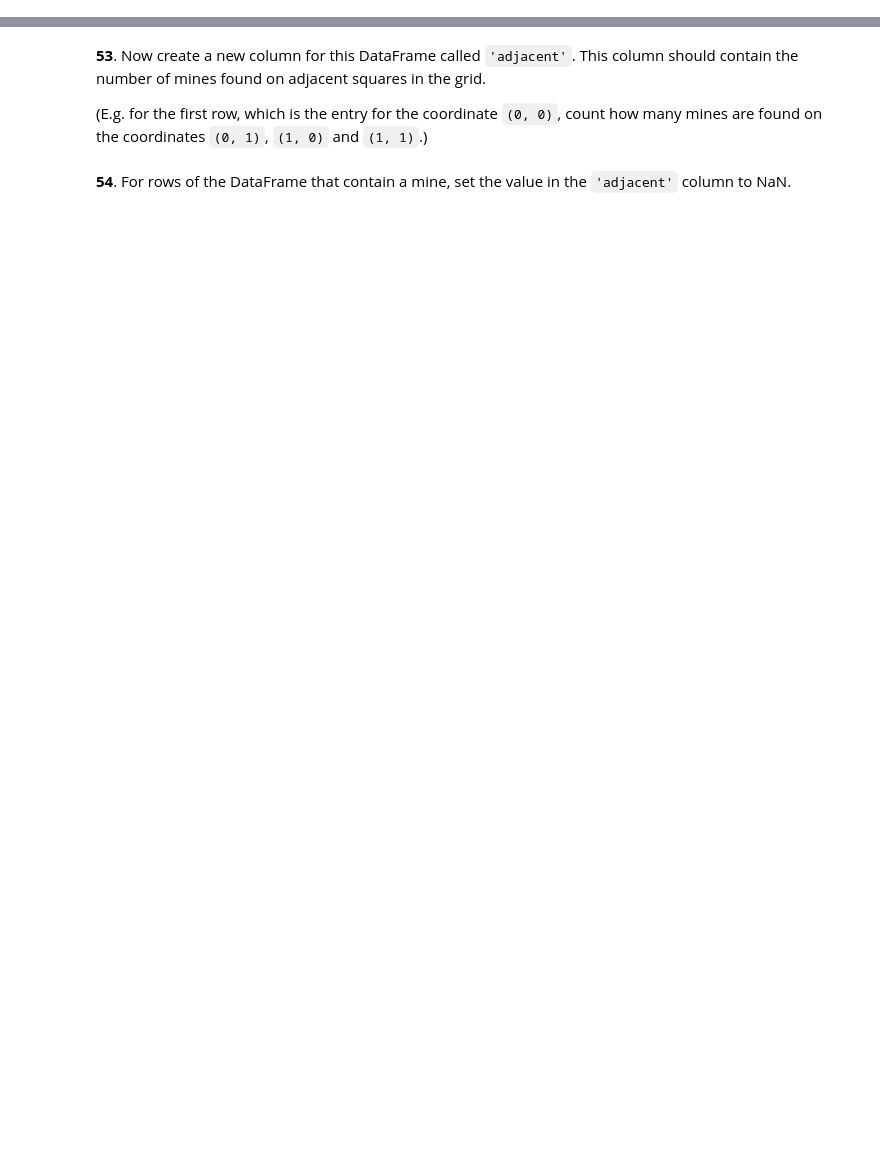
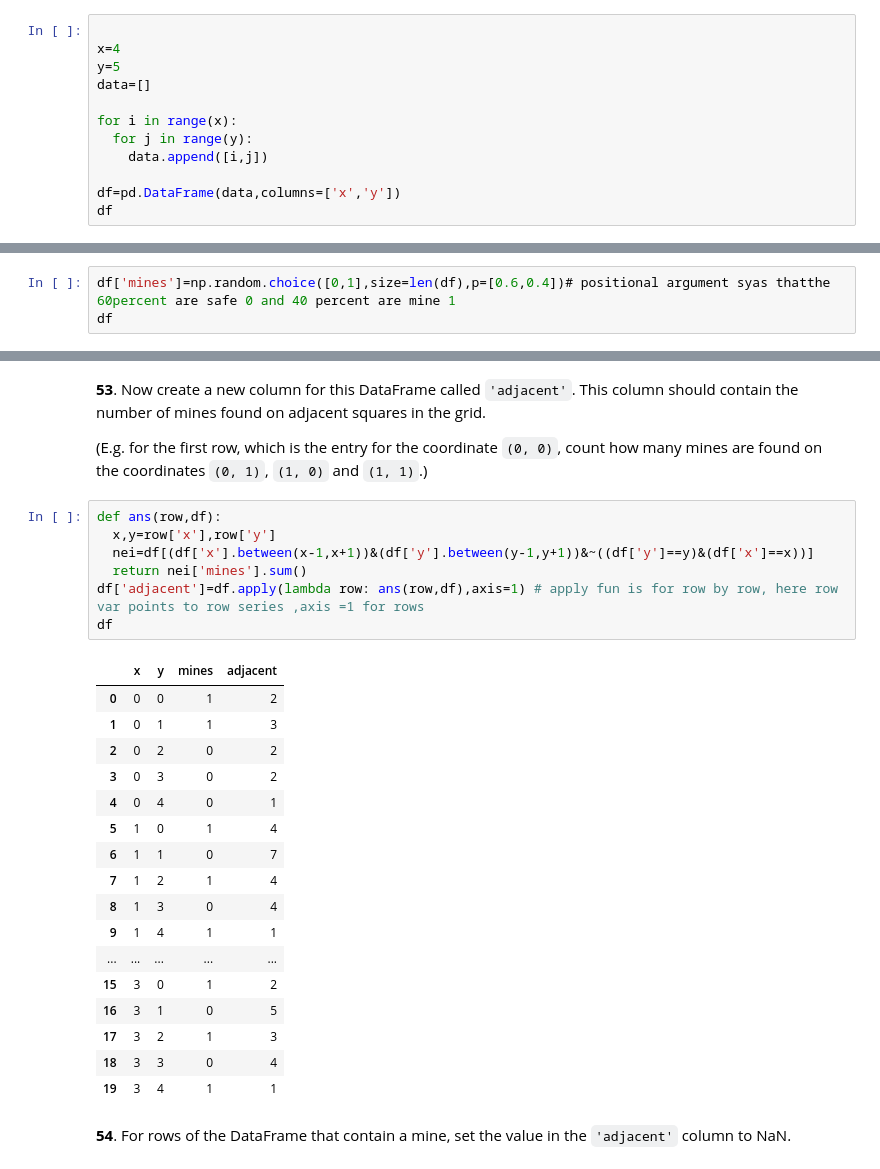
Before and after one commit to KummariJahnavi61/100-pandas-puzzles, a Jupyter notebook: 100-pandas-puzzles.ipynb, the cells around one changed output, grey strips where cells are left out. Drawn from its saved outputs; the diff is of its cells as text; blank space fills up the shorter version.

````diff
--- a/100-pandas-puzzles.ipynb
+++ b/100-pandas-puzzles.ipynb
@@ -933,3 +1012,15 @@ To begin, generate a DataFrame `df` with two columns, `'x'` and `'y'` containing
 1  0  1
 2  0  2
 ```
+# %%
+
+x=4
+y=5
+data=[]
+
+for i in range(x):
+  for j in range(y):
+    data.append([i,j])
+
+df=pd.DataFrame(data,columns=['x','y'])
+df
@@ -936,2 +1045,5 @@ To begin, generate a DataFrame `df` with two columns, `'x'` and `'y'` containing
 # %% [markdown]
 **52**. For this DataFrame `df`, create a new column of zeros (safe) and ones (mine). The probability of a mine occuring at each location should be 0.4.
+# %%
+df['mines']=np.random.choice([0,1],size=len(df),p=[0.6,0.4])# positional argument syas thatthe 60percent are safe 0 and 40 percent are mine 1
+df
@@ -939,5 +1069,30 @@ To begin, generate a DataFrame `df` with two columns, `'x'` and `'y'` containing
 **53**. Now create a new column for this DataFrame called `'adjacent'`. This column should contain the number of mines found on adjacent squares in the grid.
 
 (E.g. for the first row, which is the entry for the coordinate `(0, 0)`, count how many mines are found on the coordinates `(0, 1)`, `(1, 0)` and `(1, 1)`.)
+# %%
+def ans(row,df):
+  x,y=row['x'],row['y']
+  nei=df[(df['x'].between(x-1,x+1))&(df['y'].between(y-1,y+1))&~((df['y']==y)&(df['x']==x))]
+  return nei['mines'].sum()
+df['adjacent']=df.apply(lambda row: ans(row,df),axis=1) # apply fun is for row by row, here row var points to row series ,axis =1 for rows
+df
+# %% [output]
+|  | x | y | mines | adjacent |
+| 0 | 0 | 0 | 1 | 2 |
+| 1 | 0 | 1 | 1 | 3 |
+| 2 | 0 | 2 | 0 | 2 |
+| 3 | 0 | 3 | 0 | 2 |
+| 4 | 0 | 4 | 0 | 1 |
+| 5 | 1 | 0 | 1 | 4 |
+| 6 | 1 | 1 | 0 | 7 |
+| 7 | 1 | 2 | 1 | 4 |
+| 8 | 1 | 3 | 0 | 4 |
+| 9 | 1 | 4 | 1 | 1 |
+| ... | ... | ... | ... | ... |
+| 15 | 3 | 0 | 1 | 2 |
+| 16 | 3 | 1 | 0 | 5 |
+| 17 | 3 | 2 | 1 | 3 |
+| 18 | 3 | 3 | 0 | 4 |
+| 19 | 3 | 4 | 1 | 1 |
 # %% [markdown]
 **54**. For rows of the DataFrame that contain a mine, set the value in the `'adjacent'` column to NaN.
````
Also changed, not shown: parts of 21 cells of this notebook.
